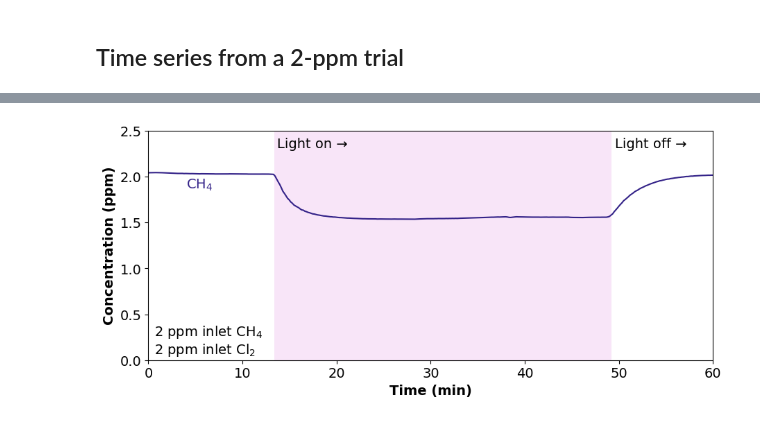
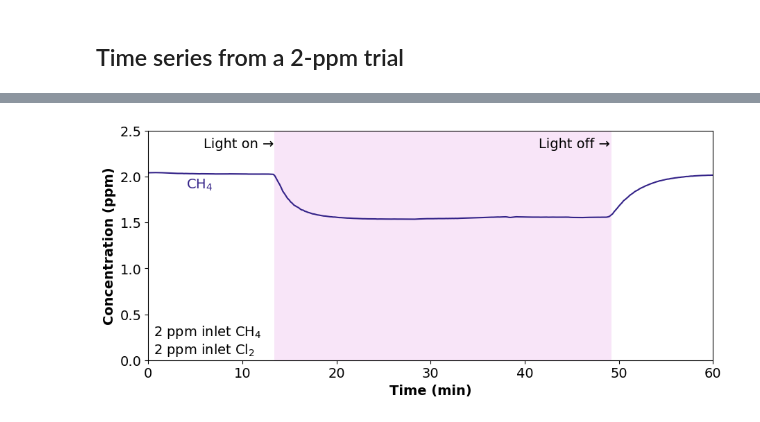
Before and after one commit to richardsrandall/Fall-2024-Cl2, a Jupyter notebook: _combined_plots/paper_plots_v1/figure-time_series_2_ppm.ipynb, the cells around one changed output, grey strips where cells are left out. Drawn from its saved outputs; the diff is of its cells as text; code cells hidden in the pictures.

Commit message:
Fixed 2ppm plot light on/off labels

```diff
--- a/_combined_plots/paper_plots_v1/figure-time_series_2_ppm.ipynb
+++ b/_combined_plots/paper_plots_v1/figure-time_series_2_ppm.ipynb
@@ -55,27 +57,27 @@ NameError: name 'importlib' is not defined
 # %%
 data_2ppm_time_series  = data[current_experiment]
 
 # Plot the methane
 min_offset = 202
 (fig,ax_2ppm_time_series)=plt.subplots(1,1,figsize=(9,4))
 ax_2ppm_time_series.plot(data_2ppm_time_series.Minutes-min_offset, data_2ppm_time_series['Picarro: CH4 (ppm)'], color=line_default_properties['CH4']['color'])
 ax_2ppm_time_series.set_xlim(0,60)
 ax_2ppm_time_series.set_ylim(0,2.5)
 
 # Add the UV light overlays
 (on_times,off_times) = process_cl2.find_UV_changes(data[current_experiment]['UV Light: Actual Status'],data[current_experiment]['Minutes'])
 on_times-=(min_offset-1.9)
 off_times-=(min_offset-1.9)
 for i in range(len(on_times)):
     ax_2ppm_time_series.axvspan(on_times.iloc[i],off_times.iloc[i], color='m', alpha=0.1, lw=0)
-ax_2ppm_time_series.text(.29,0.97, 'Light on →',ha='center',va='top',transform=ax_2ppm_time_series.transAxes)
-ax_2ppm_time_series.text(0.89,0.97, 'Light off →',ha='center',va='top',transform=ax_2ppm_time_series.transAxes)
+ax_2ppm_time_series.text(.16,0.97, 'Light on →',ha='center',va='top',transform=ax_2ppm_time_series.transAxes)
+ax_2ppm_time_series.text(0.755,0.97, 'Light off →',ha='center',va='top',transform=ax_2ppm_time_series.transAxes)
 ax_2ppm_time_series.text(0.01,0.01,"2 ppm inlet CH$_4$\n2 ppm inlet Cl$_2$",ha='left',va='bottom',transform=ax_2ppm_time_series.transAxes)
 ax_2ppm_time_series.text(4,1.87,'CH$_4$',color=line_default_properties['CH4']['color'])
 ax_2ppm_time_series.set_ylabel("Concentration (ppm)",fontweight=plot_default_properties['font_weight'])
 ax_2ppm_time_series.set_xlabel("Time (min)",fontweight=plot_default_properties['font_weight'])
 
 plt.savefig('exported_images/time_series_2_ppm.png', bbox_inches='tight',dpi=300)
 plt.show()
 # %% [output]
-[figure, old version]
+[figure, new version]
```
Also changed, not shown: parts of 2 cells of this notebook, 6 other files.
